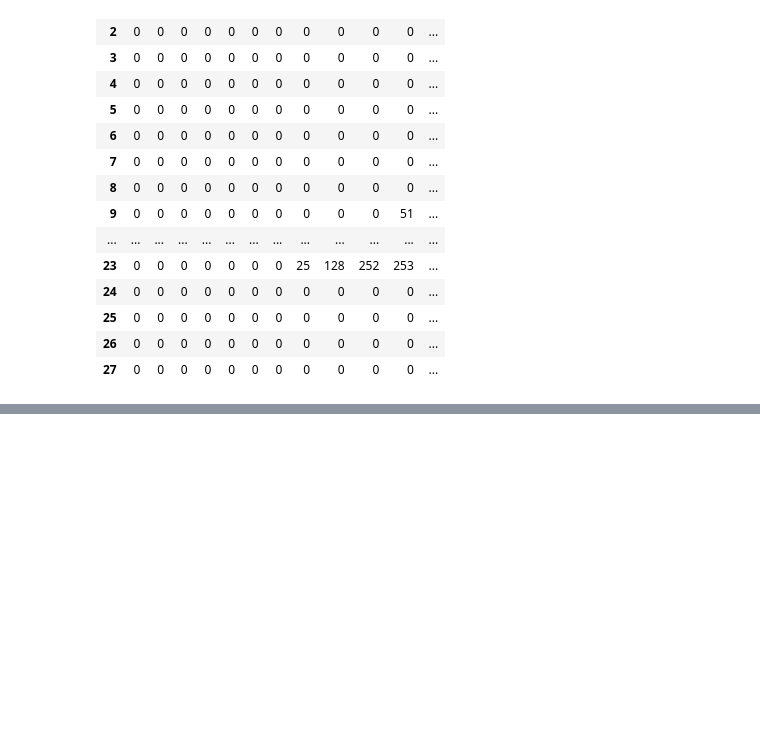
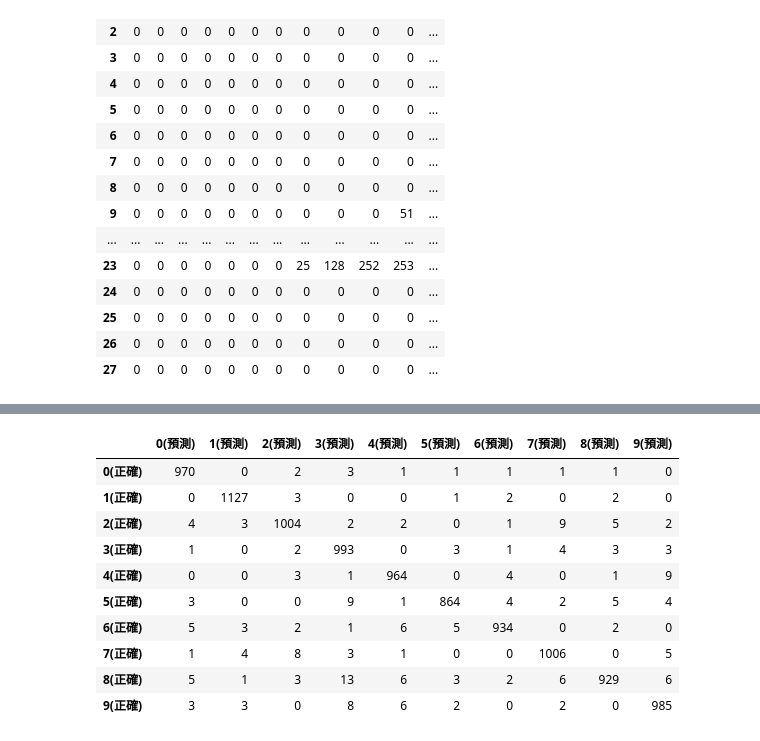
Before and after one commit to rerebebeccacca/20210602-machine-learing, a Jupyter notebook: mlp.ipynb, the cells around one changed output, grey strips where cells are left out. Cells and saved outputs as stored; diff of their text form; code cells hidden in the pictures; blank space fills up the shorter version.

```diff
--- a/mlp.ipynb
+++ b/mlp.ipynb
@@ -72,3 +72,20 @@ Total params: 101,770
 Trainable params: 101,770
 Non-trainable params: 0
 _________________________________________________________________
+# %%
+# mse坡度在你預測很差的時候太小, cross entropy坡度好多了
+# 二元(sigmoid): Binary Cross Entropy  p log (1/q) + (1-p) log (1/1-q)
+# 多元(softmax): Categorical Cross Entropy  pi(1/qi)
+from tensorflow.keras.losses import CategoricalCrossentropy
+from tensorflow.keras.optimizers import Adam
+model.compile(loss=CategoricalCrossentropy(),
+              optimizer=Adam(),
+              metrics=["accuracy"])
+# %%
+# 資料預處理 one-hot encoding
+# 答案: [0, 5, 2, 3....]
+from tensorflow.keras.utils import to_categorical
+y_train_cat = to_categorical(y_train)
+y_test_cat = to_categorical(y_test)
+print(y_train[0])
+print(y_train_cat[0])
@@ -74,0 +95,6 @@ _________________________________________________________________
+# %%
+#圖片：[[255, 0, 255, 128]] 做處理
+# 28*28 ->784
+x_train_norm = x_train.reshape(60000, 784) / 255.0
+x_test_norm = x_test.reshape(10000, 784) / 255.0
+print(x_train_norm[0])
@@ -74,0 +152,23 @@ _________________________________________________________________
+# %%
+from sklearn.metrics import confusion_matrix
+# predict_proba -> predict
+# predict -> predict_classes
+# 只要在tensorflow：就帶on-hot
+#不是在tensorflow就帶y_test
+pre = model.predict_classes(x_test_norm)
+mat = confusion_matrix(y_test, pre)
+pd.DataFrame(mat,
+             columns=["{}(預測)".format(i) for i in range(10)],
+             index=["{}(正確)".format(i) for i in range(10)],)
+# %% [output]
+|  | 0(預測) | 1(預測) | 2(預測) | 3(預測) | 4(預測) | 5(預測) | 6(預測) | 7(預測) | 8(預測) | 9(預測) |
+| 0(正確) | 970 | 0 | 2 | 3 | 1 | 1 | 1 | 1 | 1 | 0 |
+| 1(正確) | 0 | 1127 | 3 | 0 | 0 | 1 | 2 | 0 | 2 | 0 |
+| 2(正確) | 4 | 3 | 1004 | 2 | 2 | 0 | 1 | 9 | 5 | 2 |
+| 3(正確) | 1 | 0 | 2 | 993 | 0 | 3 | 1 | 4 | 3 | 3 |
+| 4(正確) | 0 | 0 | 3 | 1 | 964 | 0 | 4 | 0 | 1 | 9 |
+| 5(正確) | 3 | 0 | 0 | 9 | 1 | 864 | 4 | 2 | 5 | 4 |
+| 6(正確) | 5 | 3 | 2 | 1 | 6 | 5 | 934 | 0 | 2 | 0 |
+| 7(正確) | 1 | 4 | 8 | 3 | 1 | 0 | 0 | 1006 | 0 | 5 |
+| 8(正確) | 5 | 1 | 3 | 13 | 6 | 3 | 2 | 6 | 929 | 6 |
+| 9(正確) | 3 | 3 | 0 | 8 | 6 | 2 | 0 | 2 | 0 | 985 |
```
Also changed, not shown: parts of 4 cells of this notebook.
